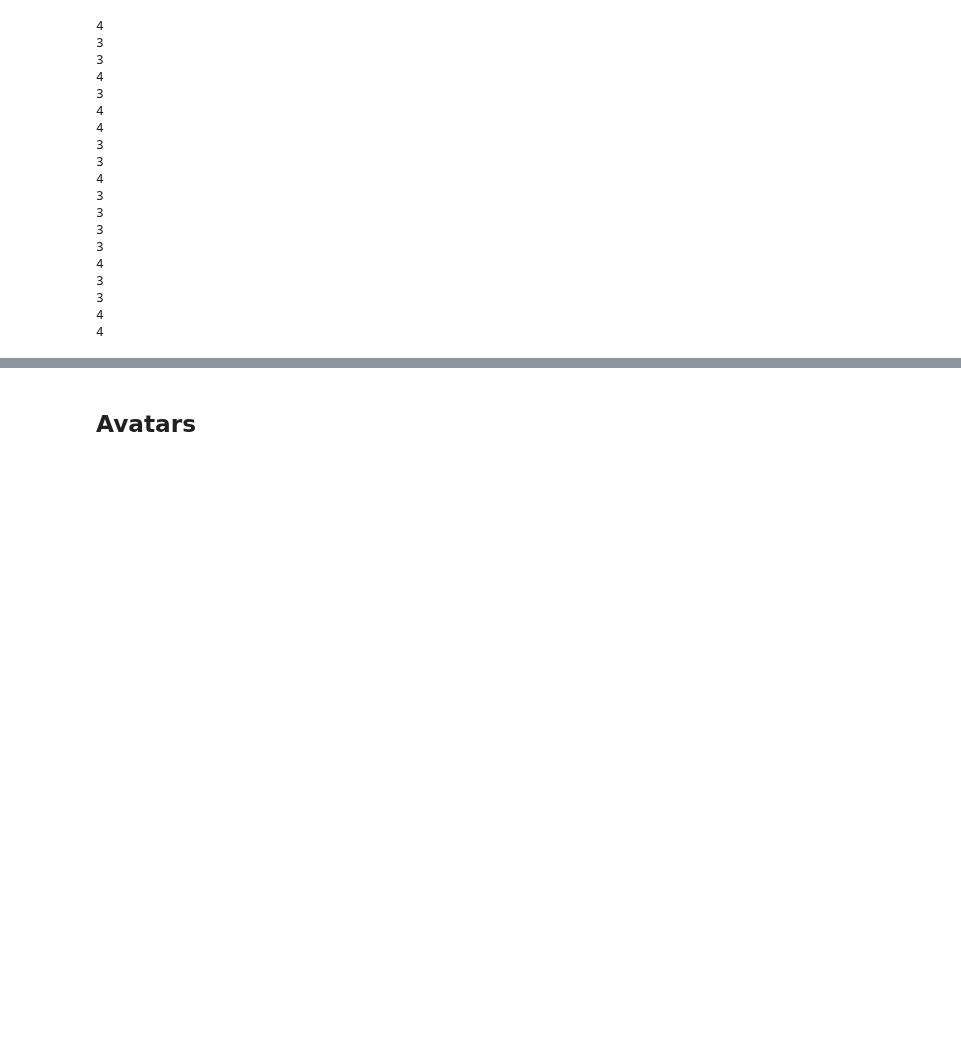
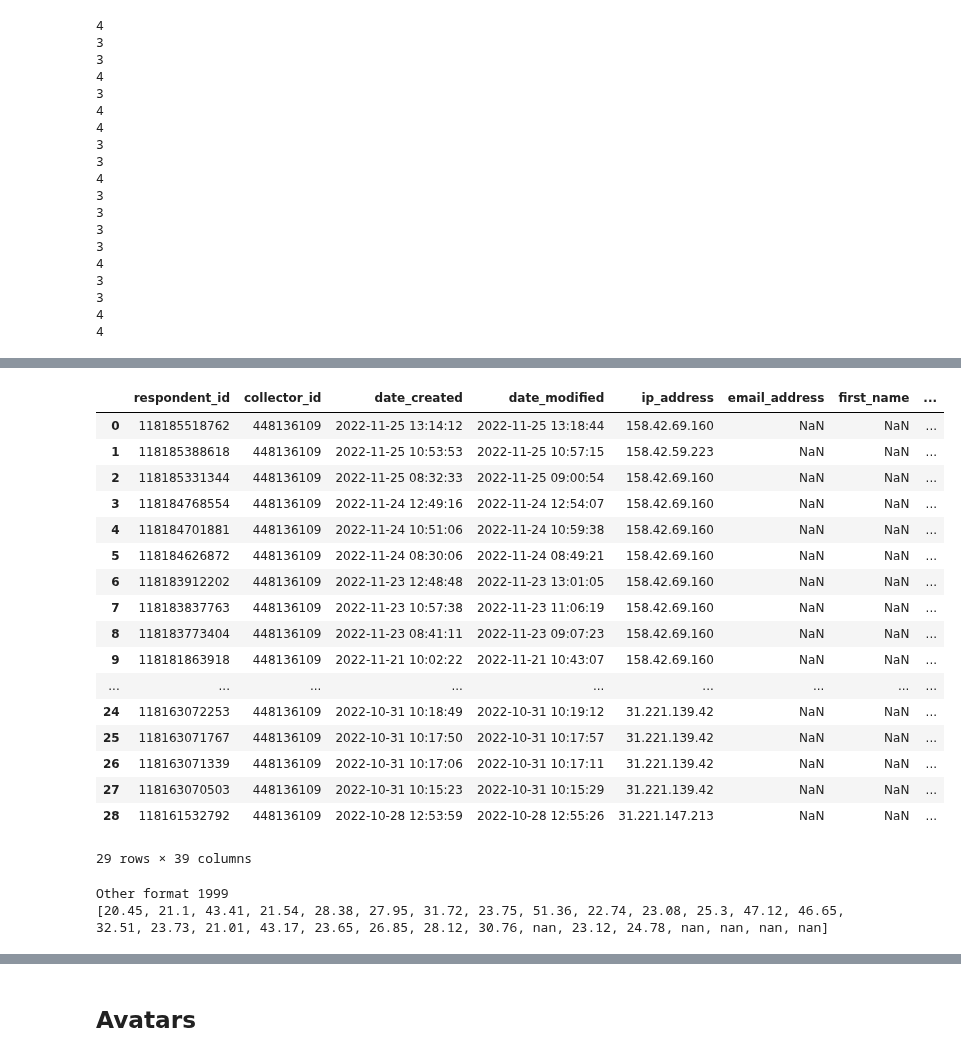
Before and after one commit to ASAPLableni/LableniBot, a Jupyter notebook: DataAnalysis/AnalysisQuest.ipynb, the cells around one changed output, grey strips where cells are left out. Saved outputs shown, nothing was run; the diff lists cells and outputs as text; code cells hidden in the pictures; blank space fills up the shorter version.

Commit message:
Cuest analysis

```diff
--- a/DataAnalysis/AnalysisQuest.ipynb
+++ b/DataAnalysis/AnalysisQuest.ipynb
@@ -77,0 +131,4 @@ for col in cols_see:
+# %%
+df_demo = pd.read_excel("../Cuestionarios/CHATBOTs_Demografico.xlsx", skiprows=[1])
+print("Shape", df_demo.shape)
+print(df_demo.columns)
@@ -77,0 +153,39 @@ for col in cols_see:
+# %%
+df_demo
+# %% [output]
+|  | respondent_id | collector_id | date_created | date_modified | ip_address | email_address | first_name | ... |
+| 0 | 118185518762 | 448136109 | 2022-11-25 13:14:12 | 2022-11-25 13:18:44 | 158.42.69.160 | NaN | NaN | ... |
+| 1 | 118185388618 | 448136109 | 2022-11-25 10:53:53 | 2022-11-25 10:57:15 | 158.42.59.223 | NaN | NaN | ... |
+| 2 | 118185331344 | 448136109 | 2022-11-25 08:32:33 | 2022-11-25 09:00:54 | 158.42.69.160 | NaN | NaN | ... |
+| 3 | 118184768554 | 448136109 | 2022-11-24 12:49:16 | 2022-11-24 12:54:07 | 158.42.69.160 | NaN | NaN | ... |
+| 4 | 118184701881 | 448136109 | 2022-11-24 10:51:06 | 2022-11-24 10:59:38 | 158.42.69.160 | NaN | NaN | ... |
+| 5 | 118184626872 | 448136109 | 2022-11-24 08:30:06 | 2022-11-24 08:49:21 | 158.42.69.160 | NaN | NaN | ... |
+| 6 | 118183912202 | 448136109 | 2022-11-23 12:48:48 | 2022-11-23 13:01:05 | 158.42.69.160 | NaN | NaN | ... |
+| 7 | 118183837763 | 448136109 | 2022-11-23 10:57:38 | 2022-11-23 11:06:19 | 158.42.69.160 | NaN | NaN | ... |
+| 8 | 118183773404 | 448136109 | 2022-11-23 08:41:11 | 2022-11-23 09:07:23 | 158.42.69.160 | NaN | NaN | ... |
+| 9 | 118181863918 | 448136109 | 2022-11-21 10:02:22 | 2022-11-21 10:43:07 | 158.42.69.160 | NaN | NaN | ... |
+| ... | ... | ... | ... | ... | ... | ... | ... | ... |
+| 24 | 118163072253 | 448136109 | 2022-10-31 10:18:49 | 2022-10-31 10:19:12 | 31.221.139.42 | NaN | NaN | ... |
+| 25 | 118163071767 | 448136109 | 2022-10-31 10:17:50 | 2022-10-31 10:17:57 | 31.221.139.42 | NaN | NaN | ... |
+| 26 | 118163071339 | 448136109 | 2022-10-31 10:17:06 | 2022-10-31 10:17:11 | 31.221.139.42 | NaN | NaN | ... |
+| 27 | 118163070503 | 448136109 | 2022-10-31 10:15:23 | 2022-10-31 10:15:29 | 31.221.139.42 | NaN | NaN | ... |
+| 28 | 118161532792 | 448136109 | 2022-10-28 12:53:59 | 2022-10-28 12:55:26 | 31.221.147.213 | NaN | NaN | ... |
+29 rows × 39 columns
+# %%
+age_list = []
+for date in df_demo["Escriba su fecha de nacimiento"].values:
+    if isinstance(date, str):
+        subj_age = date_study_end - pd.Timestamp(date)
+        age_list.append(np.round(subj_age.days/365, 2))
+    elif np.isnan(date):
+        age_list.append(np.nan)
+    else:
+        age_list.append(np.nan)
+        print("Other format", date)
+
+print(age_list)
+
+df_demo["AgeYears"] = age_list
+# %% [output]
+Other format 1999
+[20.45, 21.1, 43.41, 21.54, 28.38, 27.95, 31.72, 23.75, 51.36, 22.74, 23.08, 25.3, 47.12, 46.65, 32.51, 23.73, 21.01, 43.17, 23.65, 26.85, 28.12, 30.76, nan, 23.12, 24.78, nan, nan, nan, nan]
```
Also changed, not shown: parts of 21 cells of this notebook.
